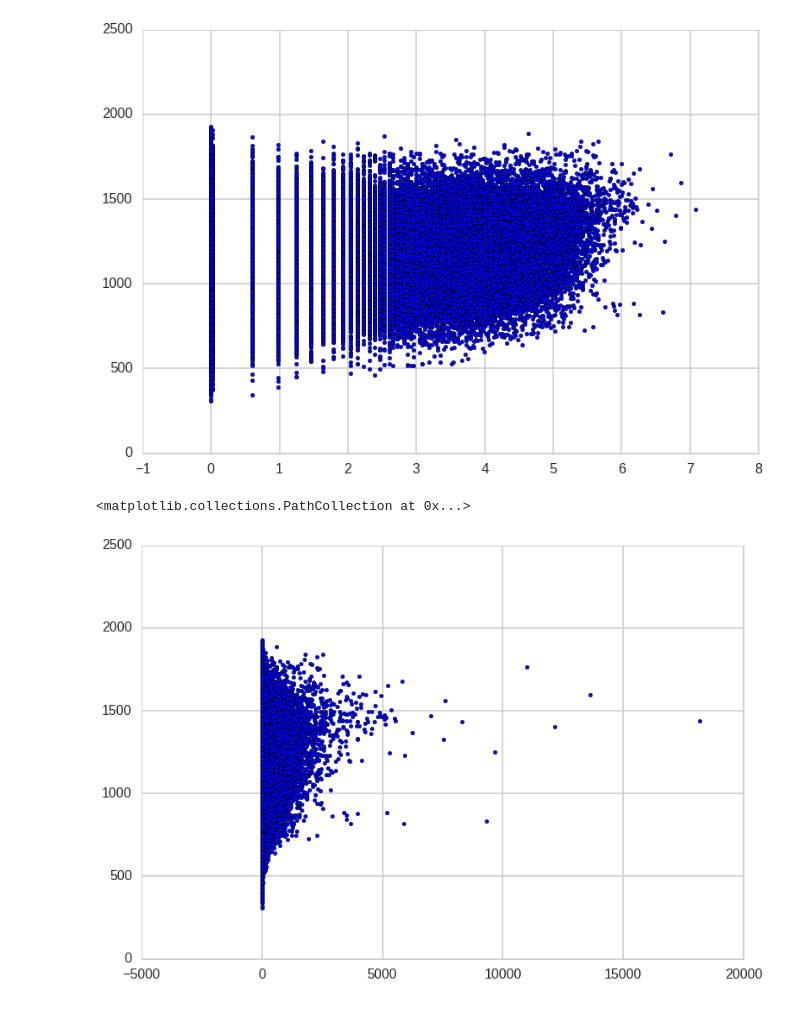
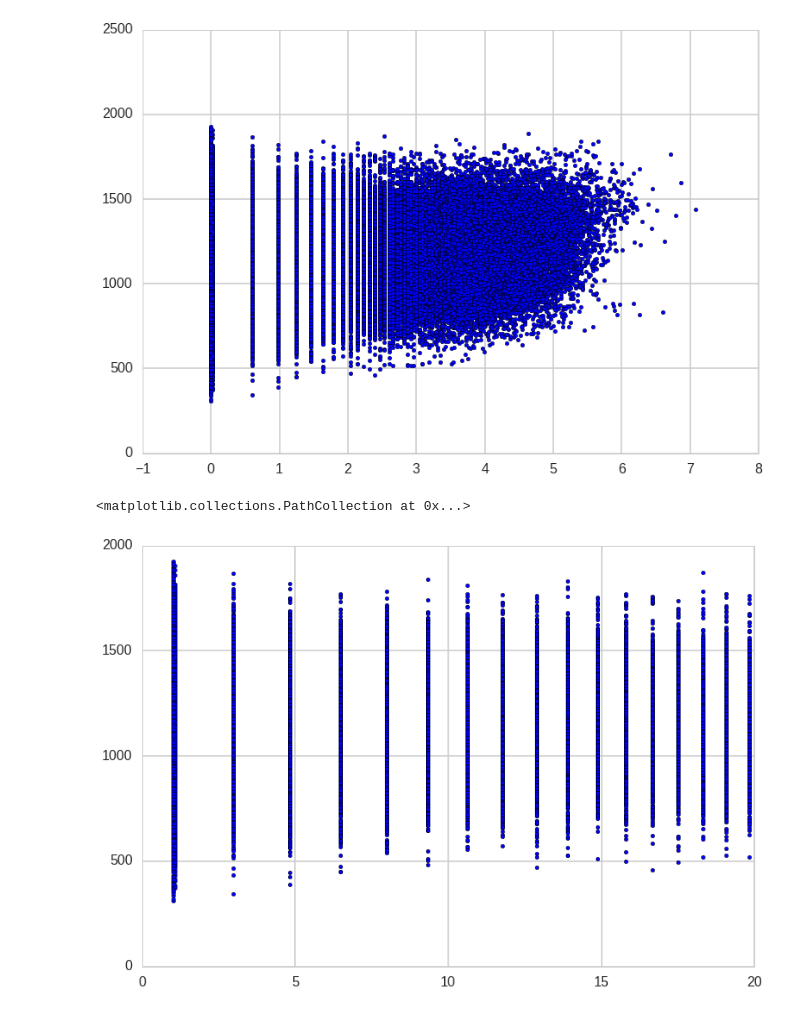
Before and after one commit to 4m4n5/UStudentHunt, a Jupyter notebook: approach1.ipynb, the cells around one changed output. Saved outputs shown, nothing was run; the diff lists cells and outputs as text; code cells hidden in the pictures.

```diff
--- a/approach1.ipynb
+++ b/approach1.ipynb
@@ -96,6 +96,8 @@ plt.hist(train['day'])
 [figure]
 # %%
 train['weekday'] = train['Date'].dt.dayofweek
+train['month'] = train['Date'].dt.month
+test['month'] = test['Date'].dt.month
 # %%
 plt.scatter(train['weekday'], train['Footfall'])
 # %% [output]
@@ -140,10 +152,11 @@ plt.scatter(np.log(1+train['Var1']), train['Footfall'])
 <matplotlib.collections.PathCollection at 0x...>
 [figure]
 # %%
-plt.scatter(np.power(4, np.log(1+train['Var1'])), train['Footfall'])
+plt.axis([0, 20.0, 0.0, 2000])
+plt.scatter(np.power(10, np.log(1+train['Var1'])), train['Footfall'])
 # %% [output]
 <matplotlib.collections.PathCollection at 0x...>
-[figure, old version]
+[figure, new version]
 # %%
 train['Var1'] = np.log(1+train['Var1'])
 test['Var1'] = np.log(1+test['Var1'])
```
Also changed, not shown: parts of 11 cells of this notebook.
